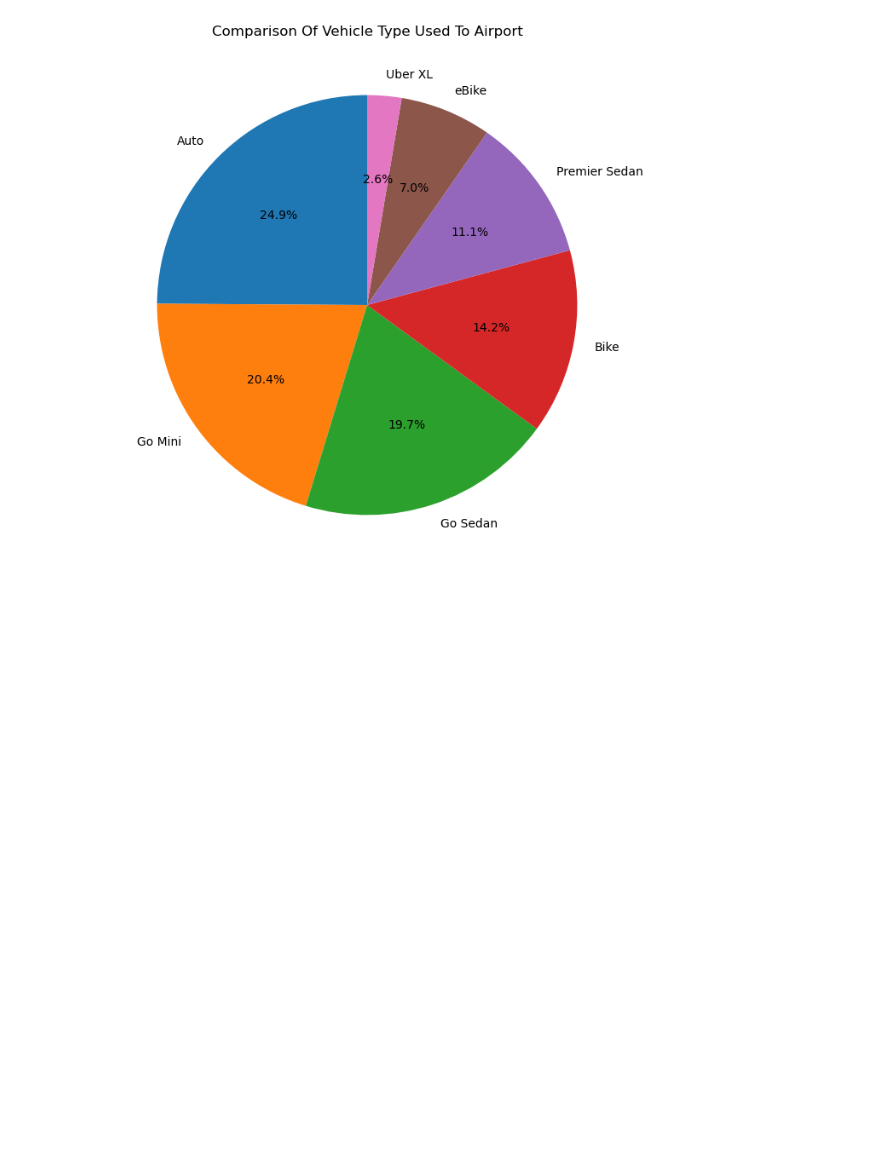
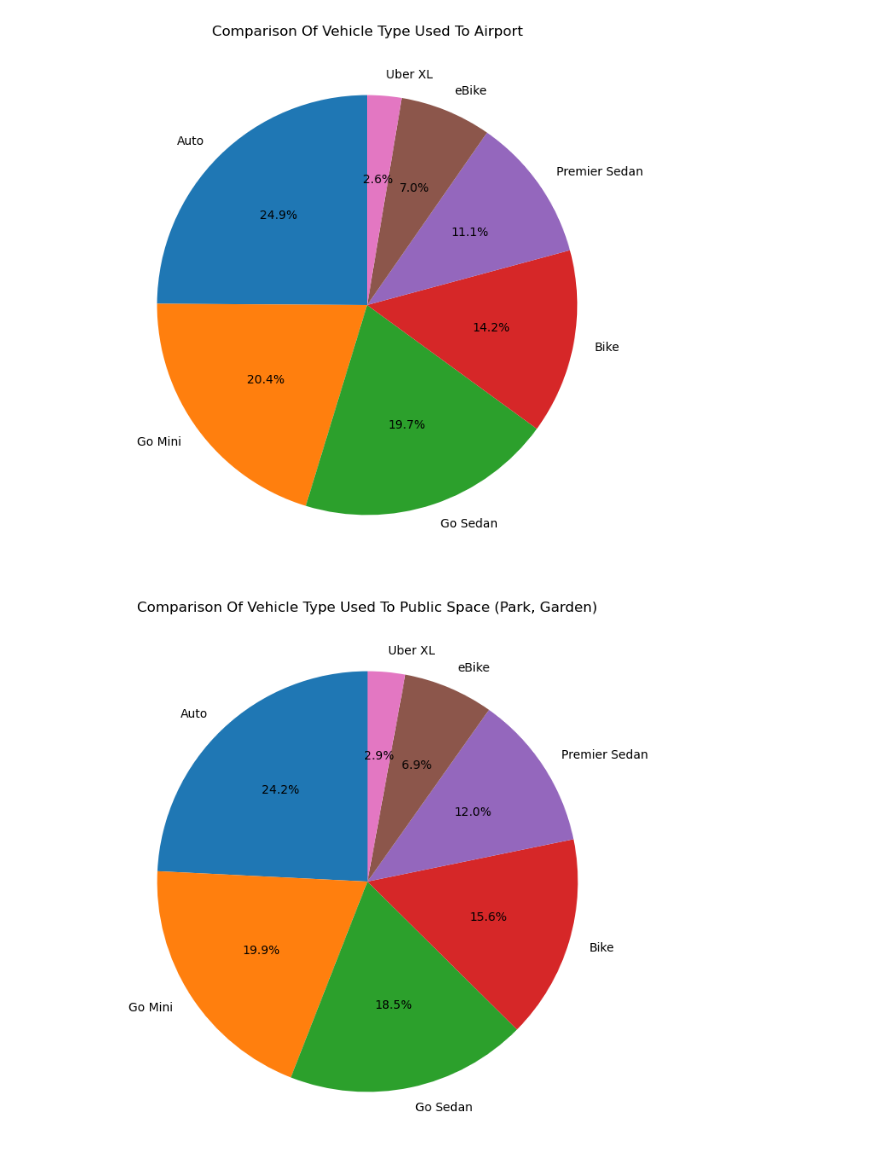
Before and after one commit to FlazeFy2/DS-Uber_Data_Analytics_Dashboard, a Jupyter notebook: exploratory data analysis-pie.ipynb, the cells around one changed output. Saved outputs shown, nothing was run; the diff lists cells and outputs as text; code cells hidden in the pictures; blank space fills up the shorter version.

Commit message:
[DS] Exploratory Data Analysis (EDA) - Pie Chart Comparison Of Vehicle Type Used To Public Space (Park, Garden)

```diff
--- a/exploratory data analysis-pie.ipynb
+++ b/exploratory data analysis-pie.ipynb
@@ -517,3 +517,27 @@ plt.ylabel("")
 plt.show()
 # %% [output]
 [figure]
+# %%
+import pandas as pd
+import matplotlib.pyplot as plt
+
+df = pd.read_csv("ncr_ride_bookings.csv")
+
+# Exploratory Data Analysis (EDA) - Pie Chart Comparison Of Vehicle Type Used To Public Space (Park, Garden)
+# Takes only public space location
+airport_rides = df[
+    df['Pickup Location'].str.contains('park|garden', case=False, na=False) |
+    df['Drop Location'].str.contains('park|garden', case=False, na=False)
+]
+
+# Dataset
+top_context = airport_rides['Vehicle Type'].value_counts()
+
+# Pie Chart
+plt.figure(figsize=(8,8))
+top_context.plot.pie(autopct='%1.1f%%', startangle=90)
+plt.title(f"Comparison Of Vehicle Type Used To Public Space (Park, Garden)")
+plt.ylabel("")
+plt.show()
+# %% [output]
+[figure, added]
```
